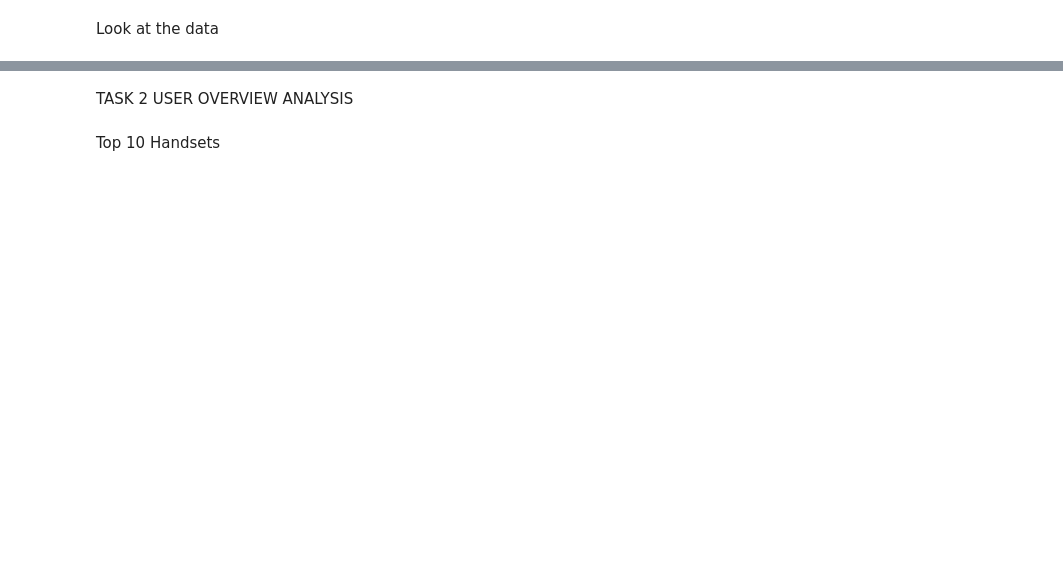
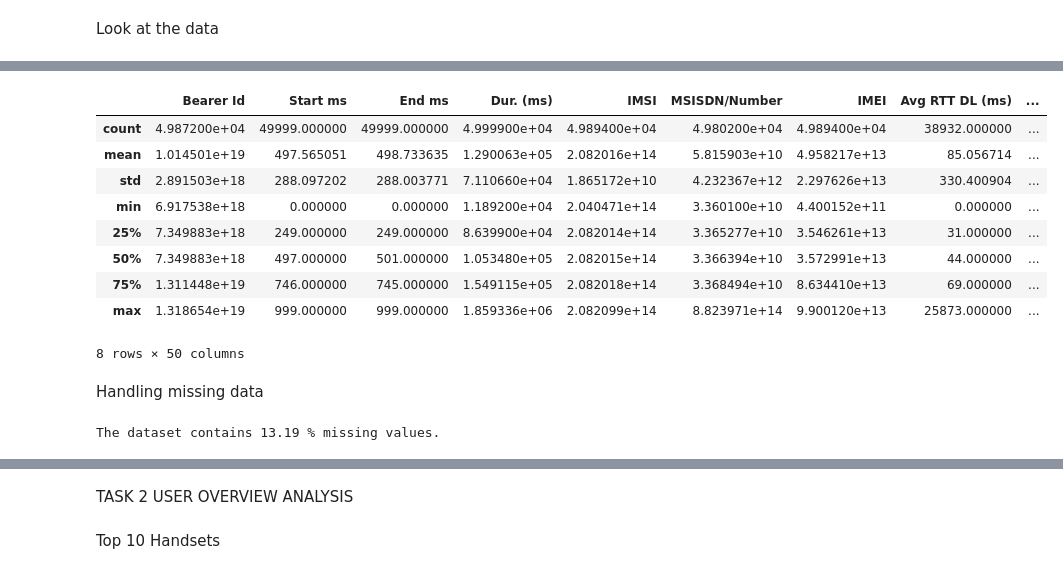
Before and after one commit to Eyouel-T/tellco, a Jupyter notebook: tellco.ipynb, the cells around one changed output, grey strips where cells are left out. Saved outputs shown, nothing was run; the diff lists cells and outputs as text; code cells hidden in the pictures; blank space fills up the shorter version.

```diff
--- a/tellco.ipynb
+++ b/tellco.ipynb
@@ -20,0 +64,15 @@ df.head()
+# %%
+df.describe()
+# %% [output]
+|  | Bearer Id | Start ms | End ms | Dur. (ms) | IMSI | MSISDN/Number | IMEI | Avg RTT DL (ms) | ... |
+| count | 4.987200e+04 | 49999.000000 | 49999.000000 | 4.999900e+04 | 4.989400e+04 | 4.980200e+04 | 4.989400e+04 | 38932.000000 | ... |
+| mean | 1.014501e+19 | 497.565051 | 498.733635 | 1.290063e+05 | 2.082016e+14 | 5.815903e+10 | 4.958217e+13 | 85.056714 | ... |
+| std | 2.891503e+18 | 288.097202 | 288.003771 | 7.110660e+04 | 1.865172e+10 | 4.232367e+12 | 2.297626e+13 | 330.400904 | ... |
+| min | 6.917538e+18 | 0.000000 | 0.000000 | 1.189200e+04 | 2.040471e+14 | 3.360100e+10 | 4.400152e+11 | 0.000000 | ... |
+| 25% | 7.349883e+18 | 249.000000 | 249.000000 | 8.639900e+04 | 2.082014e+14 | 3.365277e+10 | 3.546261e+13 | 31.000000 | ... |
+| 50% | 7.349883e+18 | 497.000000 | 501.000000 | 1.053480e+05 | 2.082015e+14 | 3.366394e+10 | 3.572991e+13 | 44.000000 | ... |
+| 75% | 1.311448e+19 | 746.000000 | 745.000000 | 1.549115e+05 | 2.082018e+14 | 3.368494e+10 | 8.634410e+13 | 69.000000 | ... |
+| max | 1.318654e+19 | 999.000000 | 999.000000 | 1.859336e+06 | 2.082099e+14 | 8.823971e+14 | 9.900120e+13 | 25873.000000 | ... |
+8 rows × 50 columns
+# %% [markdown]
+Handling missing data
@@ -20,0 +94,4 @@ df.head()
+# %%
+percent_missing(df)
+# %% [output]
+The dataset contains 13.19 % missing values.
```
Also changed, not shown: parts of 32 cells of this notebook, 1 other file.
